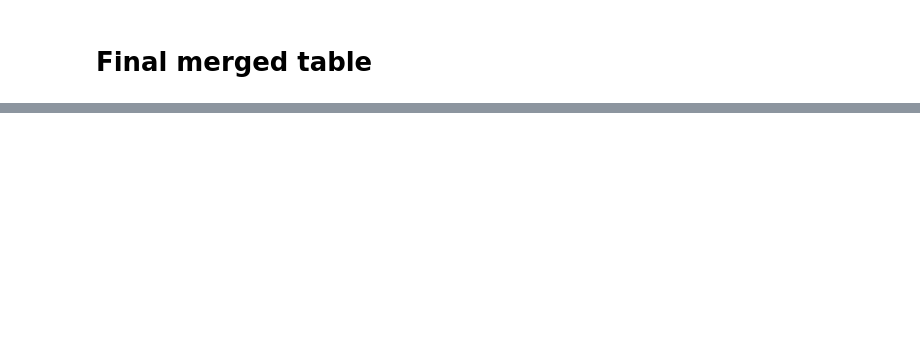
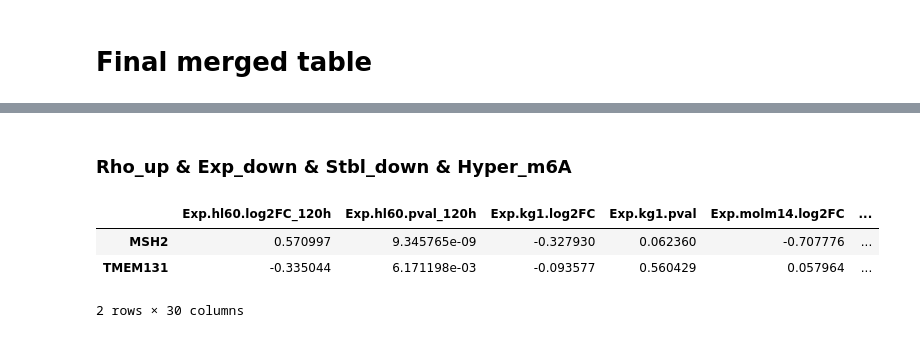
Before and after one commit to goodarzilab/Abe, a Jupyter notebook: Gilbertlab/Decitabine_treatment/combined_analysis-intersectional-genes.ipynb, the cells around one changed output, grey strips where cells are left out. Saved outputs shown, nothing was run; the diff lists cells and outputs as text; code cells hidden in the pictures; blank space fills up the shorter version.

```diff
--- a/Gilbertlab/Decitabine_treatment/combined_analysis-intersectional-genes.ipynb
+++ b/Gilbertlab/Decitabine_treatment/combined_analysis-intersectional-genes.ipynb
@@ -352,0 +137,11 @@ iter_by_two(['Exp_up', 'Exp_down'],['Rho_up', 'Rho_down'],['Hyper_m6A', 'Hypo_m6
+# %% [markdown]
+### Rho_up & Exp_down & Stbl_down & Hyper_m6A
+# %%
+hypothesis3 = list(set(Rho_up).intersection(Exp_down,Stbl_down,Hyper_m6A))
+
+make_final_table(hypothesis3)
+# %% [output]
+|  | Exp.hl60.log2FC_120h | Exp.hl60.pval_120h | Exp.kg1.log2FC | Exp.kg1.pval | Exp.molm14.log2FC | ... |
+| MSH2 | 0.570997 | 9.345765e-09 | -0.327930 | 0.062360 | -0.707776 | ... |
+| TMEM131 | -0.335044 | 6.171198e-03 | -0.093577 | 0.560429 | 0.057964 | ... |
+2 rows × 30 columns
```
Also changed, not shown: parts of 50 cells of this notebook, 5 other files.
